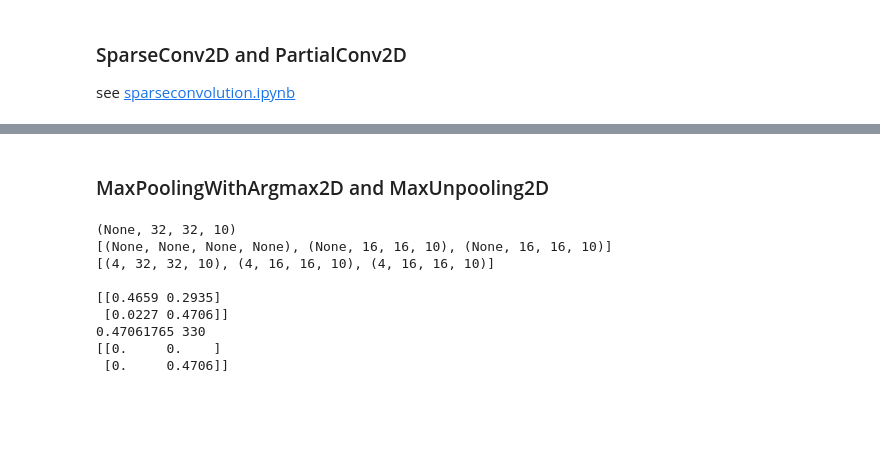
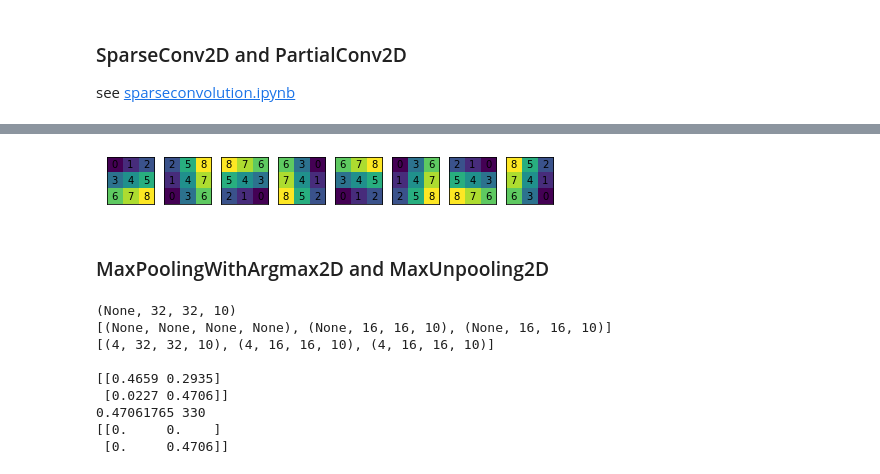
Before and after one commit to mvoelk/keras_layers, a Jupyter notebook: examples.ipynb, the cells around one changed output, grey strips where cells are left out. Drawn from its saved outputs; the diff is of its cells as text; code cells hidden in the pictures; blank space fills up the shorter version.

```diff
--- a/examples.ipynb
+++ b/examples.ipynb
@@ -16,3 +78,22 @@ see [sparseconvolution.ipynb](sparseconvolution.ipynb)
+# %%
+def plot_indices(indices):
+    assert len(indices.shape) == 4
+    nto, nti, k, k = indices.shape
+    for m in range(nti):
+        plt.figure(figsize=(nto,2))
+        for l in range(nto):
+            plt.subplot(1,nto, l+1)
+            idxs = indices[l,m,:,:]
+            plt.imshow(idxs, vmin=0, vmax=np.max(indices))
+            plt.xticks([]); plt.yticks([])
+            for j in range(idxs.shape[0]):
+                for i in range(idxs.shape[1]):
+                    plt.text(i,j,idxs[j,i], ha='center',va='center')
+        plt.show()
+
+plot_indices(model.layers[1].indices)
+# %% [output]
+[figure, added]
 # %% [markdown]
 ### MaxPoolingWithArgmax2D and MaxUnpooling2D
 # %%
```
Also changed, not shown: parts of 3 cells of this notebook, 1 other file.
